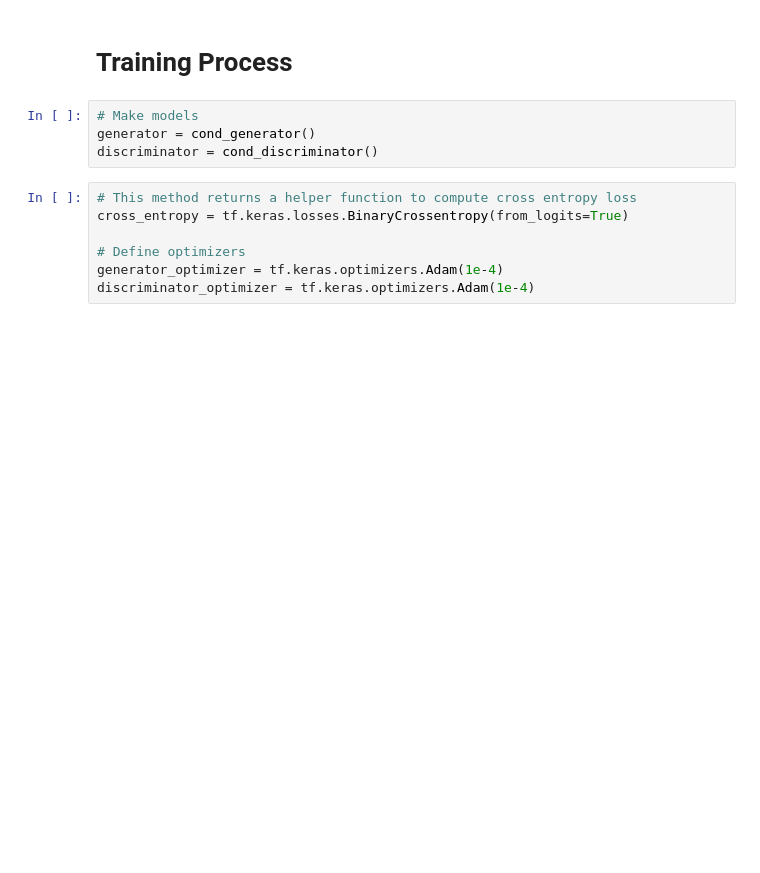
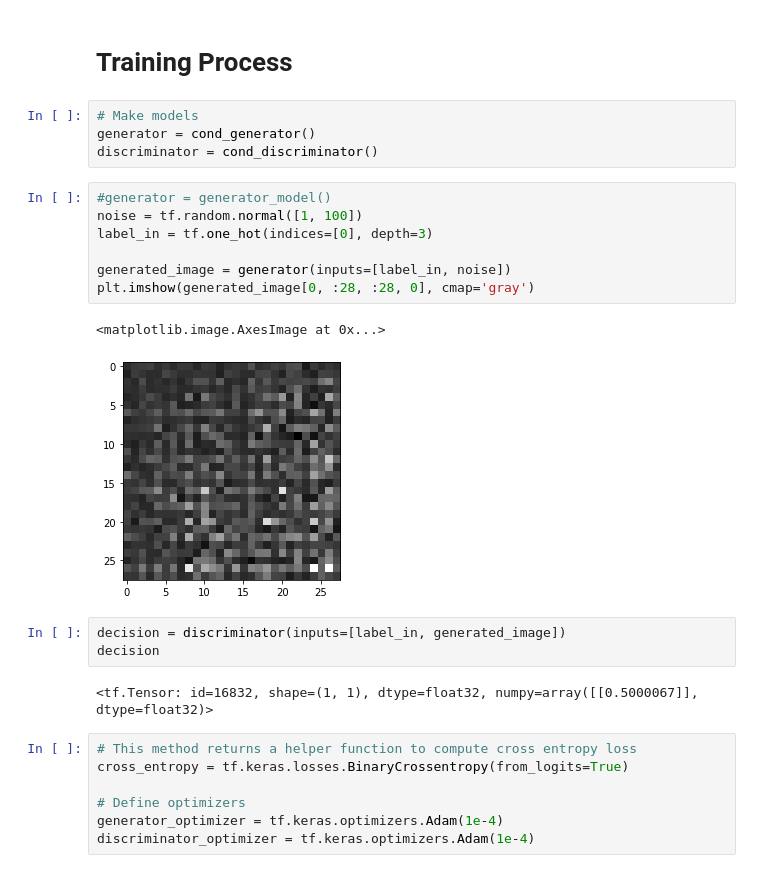
Before and after one commit to cmetzner93/DeepLearning_Project5, a Jupyter notebook: Jupyter Notebook - Code/V1DCGAN.ipynb, the cells around one changed output. Drawn from its saved outputs; the diff is of its cells as text; blank space fills up the shorter version.

```diff
--- a/Jupyter Notebook - Code/V1DCGAN.ipynb
+++ b/Jupyter Notebook - Code/V1DCGAN.ipynb
@@ -267,6 +270,21 @@ def cond_discriminator():
 # Make models
 generator = cond_generator()
 discriminator = cond_discriminator()
+# %%
+#generator = generator_model()
+noise = tf.random.normal([1, 100])
+label_in = tf.one_hot(indices=[0], depth=3)
+
+generated_image = generator(inputs=[label_in, noise])
+plt.imshow(generated_image[0, :28, :28, 0], cmap='gray')
+# %% [output]
+<matplotlib.image.AxesImage at 0x...>
+[figure, added]
+# %%
+decision = discriminator(inputs=[label_in, generated_image])
+decision
+# %% [output]
+<tf.Tensor: id=16832, shape=(1, 1), dtype=float32, numpy=array([[0.5000067]], dtype=float32)>
 # %%
 # This method returns a helper function to compute cross entropy loss
 cross_entropy = tf.keras.losses.BinaryCrossentropy(from_logits=True)
```
Also changed, not shown: parts of 1 cell of this notebook.
